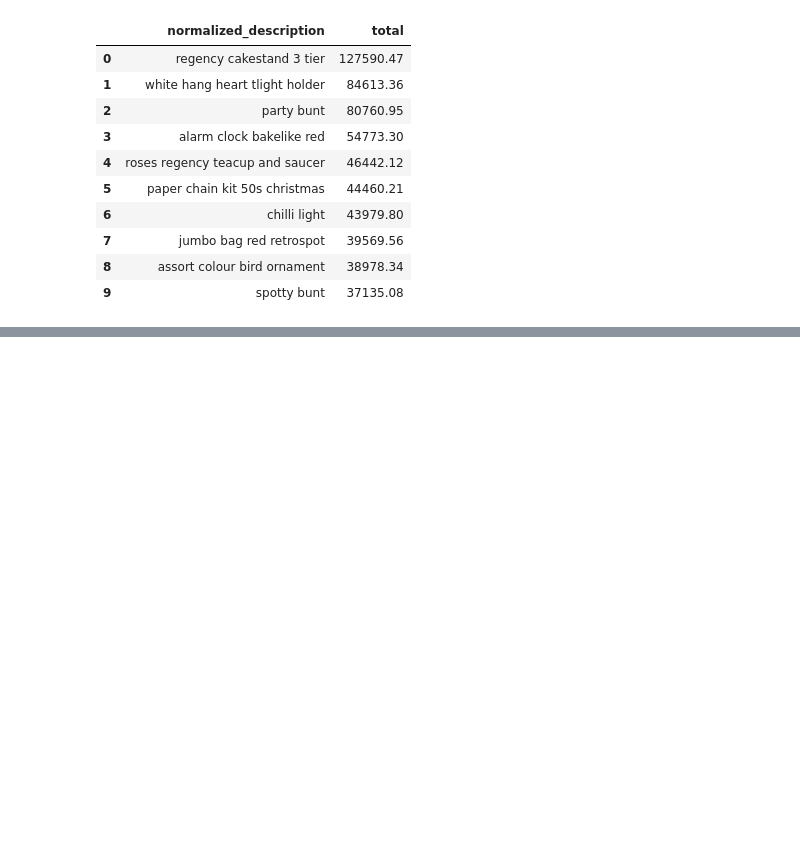
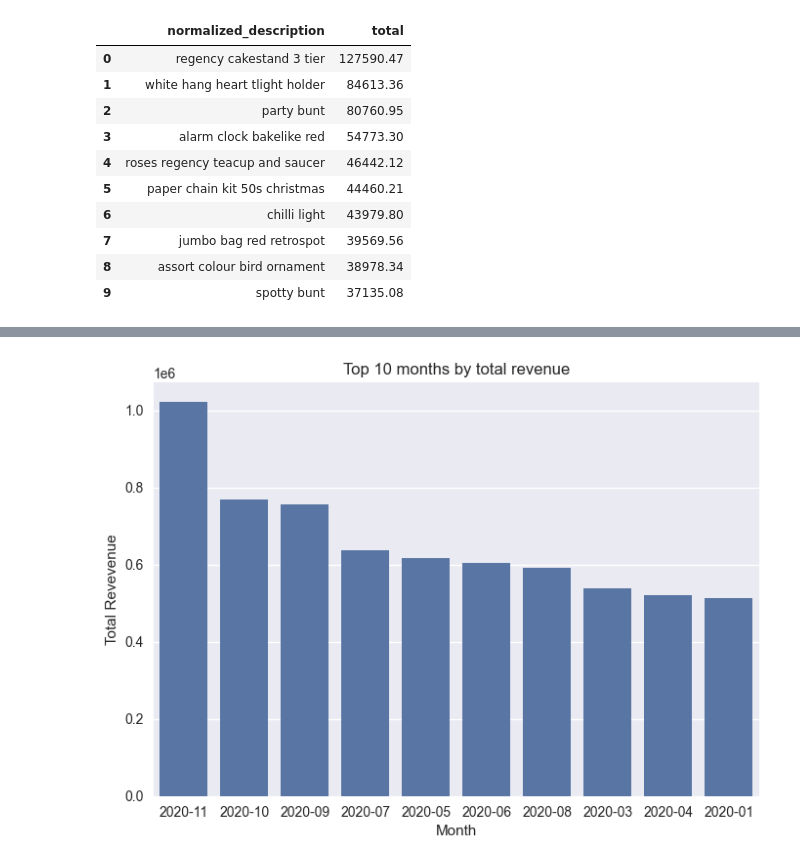
Before and after one commit to shimapi/hackathon-tripleten, a Jupyter notebook: notebook/EDA_clean.ipynb, the cells around one changed output, grey strips where cells are left out. Cells and saved outputs as stored; diff of their text form; code cells hidden in the pictures; blank space fills up the shorter version.

```diff
--- a/notebook/EDA_clean.ipynb
+++ b/notebook/EDA_clean.ipynb
@@ -226,0 +268,4 @@ plt.show()
+# %%
+# top 10 de meses por ventas totales
+top10_months_total = df_pos_typical.groupby(by='month').agg({'total': 'sum'}).sort_values(by='total', ascending=False).reset_index().head(10)
+top10_months_total
@@ -226,0 +284,10 @@ plt.show()
+# %%
+# grafico de barras
+sns.barplot(top10_months_total, x='month', y='total', order=top10_months_total.month)
+
+plt.xlabel('Month')
+plt.ylabel('Total Revevenue')
+plt.title('Top 10 months by total revenue')
+plt.show()
+# %% [output]
+[figure, added]
```
Also changed, not shown: parts of 9 cells of this notebook.
